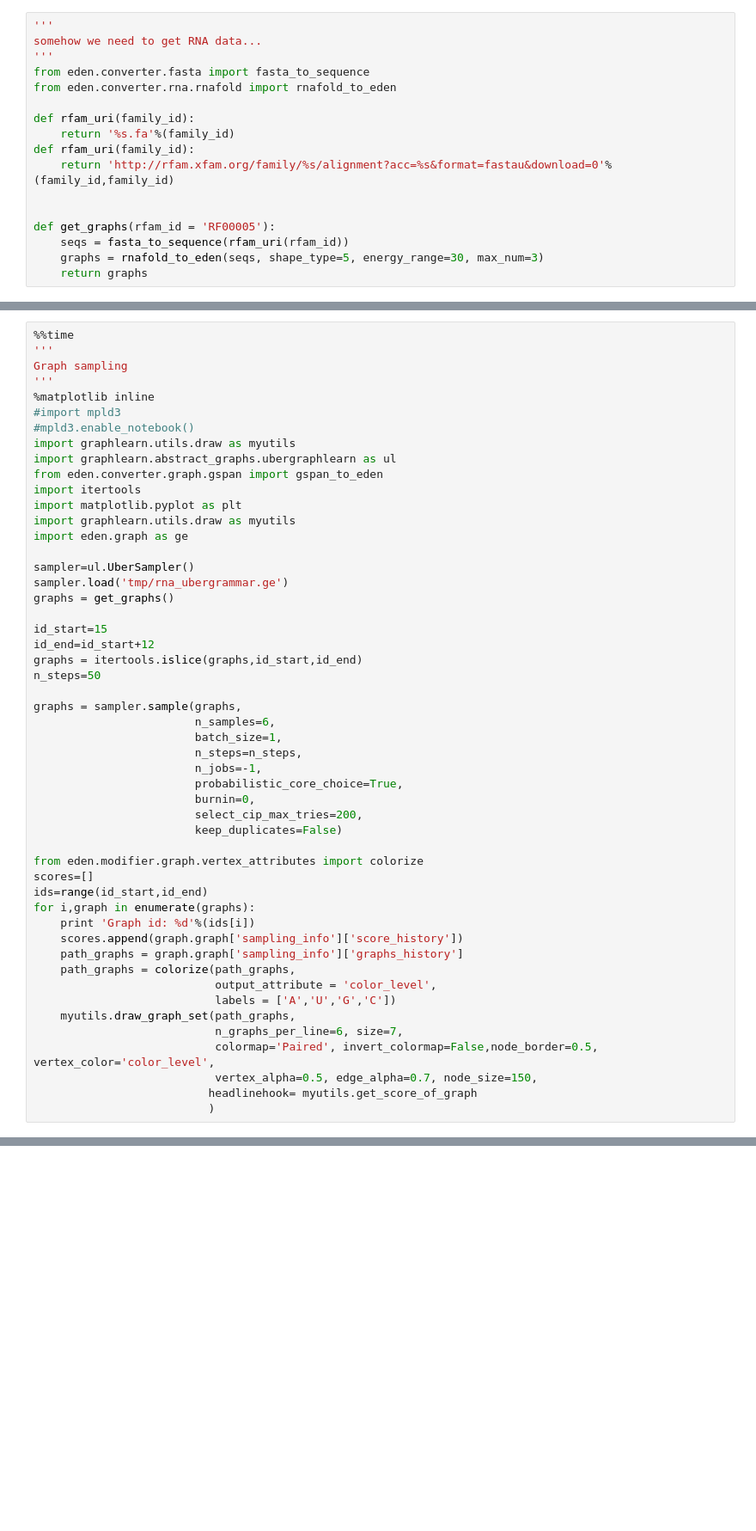
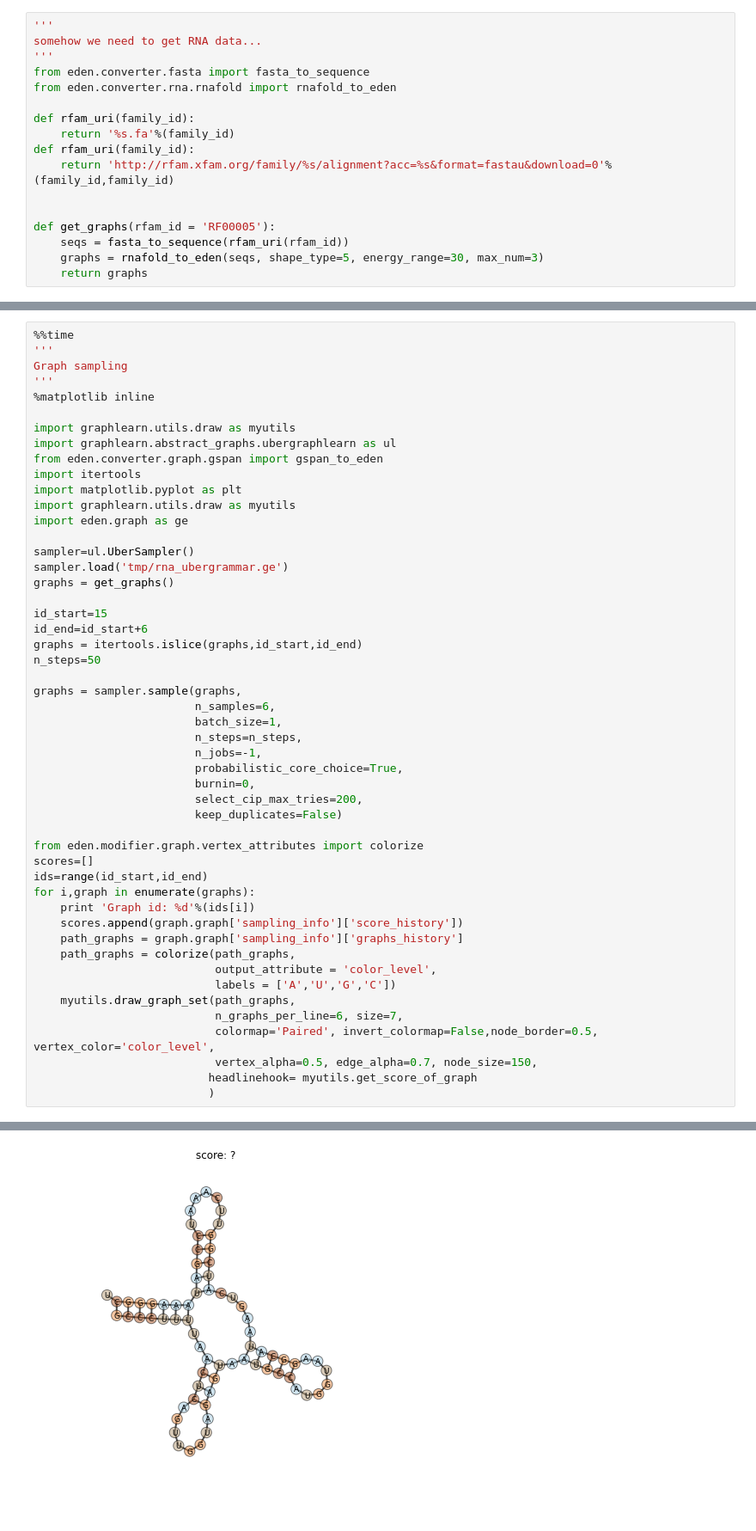
Before and after one commit to fabriziocosta/GraphLearn, a Jupyter notebook: example/UberSampler.ipynb, the cells around one changed output, grey strips where cells are left out. Shown at 86% size. Cells and saved outputs as stored; diff of their text form; blank space fills up the shorter version.

```diff
--- a/example/UberSampler.ipynb
+++ b/example/UberSampler.ipynb
@@ -131,8 +117,7 @@ myutils.draw_grammar_stats(sampler.lsgg.productions, size=(10,5))
 Graph sampling
 '''
 %matplotlib inline
-#import mpld3
-#mpld3.enable_notebook()
+
 import graphlearn.utils.draw as myutils
 import graphlearn.abstract_graphs.ubergraphlearn as ul
 from eden.converter.graph.gspan import gspan_to_eden
@@ -146,7 +131,7 @@ sampler.load('tmp/rna_ubergrammar.ge')
 graphs = get_graphs()
 
 id_start=15
-id_end=id_start+12
+id_end=id_start+6
 graphs = itertools.islice(graphs,id_start,id_end)
 n_steps=50
 
@@ -176,3 +161,4 @@ for i,graph in enumerate(graphs):
                            vertex_alpha=0.5, edge_alpha=0.7, node_size=150,
                           headlinehook= myutils.get_score_of_graph
                           )
+# %% [output]
@@ -178,0 +182 @@ for i,graph in enumerate(graphs):
+[figure, added]
```
Also changed, not shown: parts of 7 cells of this notebook, 1 other file.
